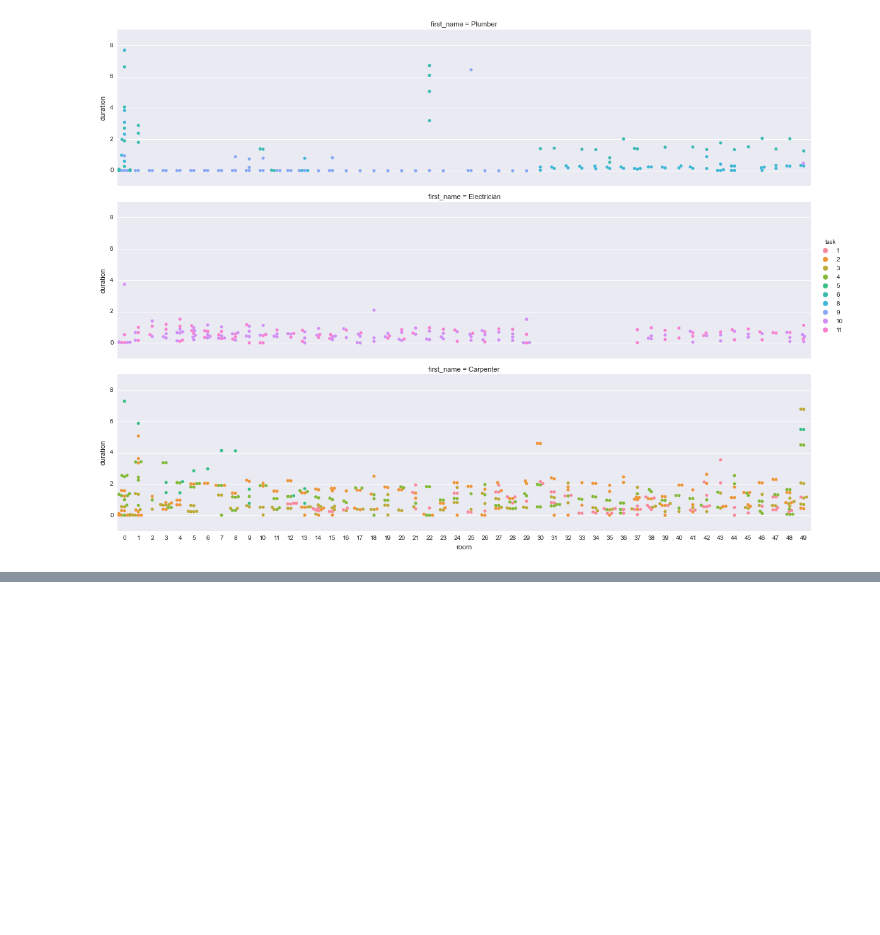
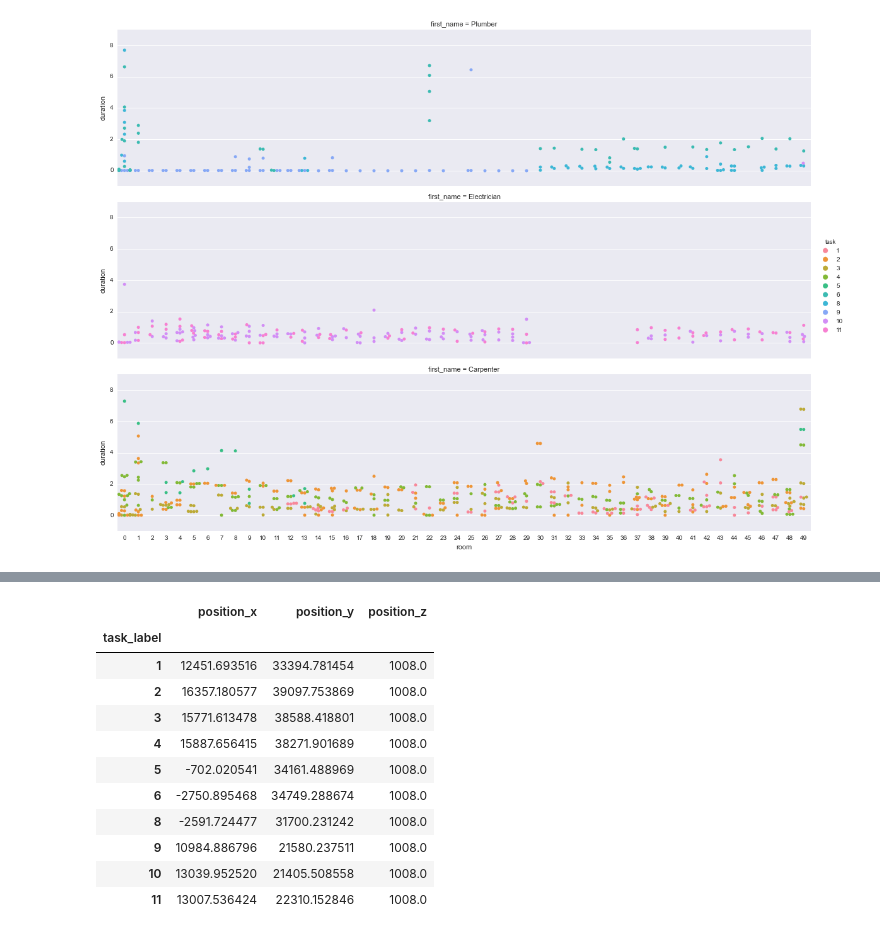
Before and after one commit to baxen/taskcode, a Jupyter notebook: explore.ipynb, the cells around one changed output, grey strips where cells are left out. Cells and saved outputs as stored; diff of their text form; code cells hidden in the pictures; blank space fills up the shorter version.

```diff
--- a/explore.ipynb
+++ b/explore.ipynb
@@ -130,0 +154,16 @@ sns.heatmap(TR,annot=True)
+# %%
+#Means
+df2 = df[['position_x', 'position_y', 'position_z']].groupby(df.task_label).mean()
+# %% [output]
+|  | position_x | position_y | position_z |
+| task_label |  |  |  |
+| 1 | 12451.693516 | 33394.781454 | 1008.0 |
+| 2 | 16357.180577 | 39097.753869 | 1008.0 |
+| 3 | 15771.613478 | 38588.418801 | 1008.0 |
+| 4 | 15887.656415 | 38271.901689 | 1008.0 |
+| 5 | -702.020541 | 34161.488969 | 1008.0 |
+| 6 | -2750.895468 | 34749.288674 | 1008.0 |
+| 8 | -2591.724477 | 31700.231242 | 1008.0 |
+| 9 | 10984.886796 | 21580.237511 | 1008.0 |
+| 10 | 13039.952520 | 21405.508558 | 1008.0 |
+| 11 | 13007.536424 | 22310.152846 | 1008.0 |
```
Also changed, not shown: parts of 7 cells of this notebook.
